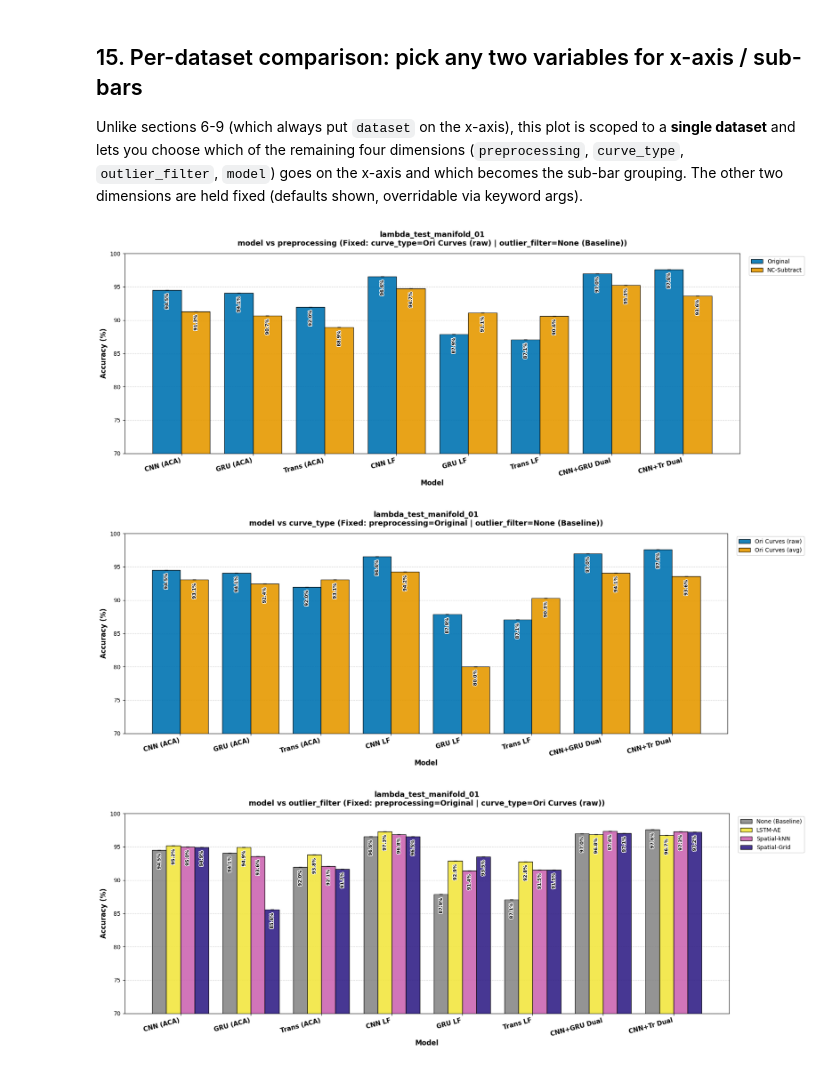
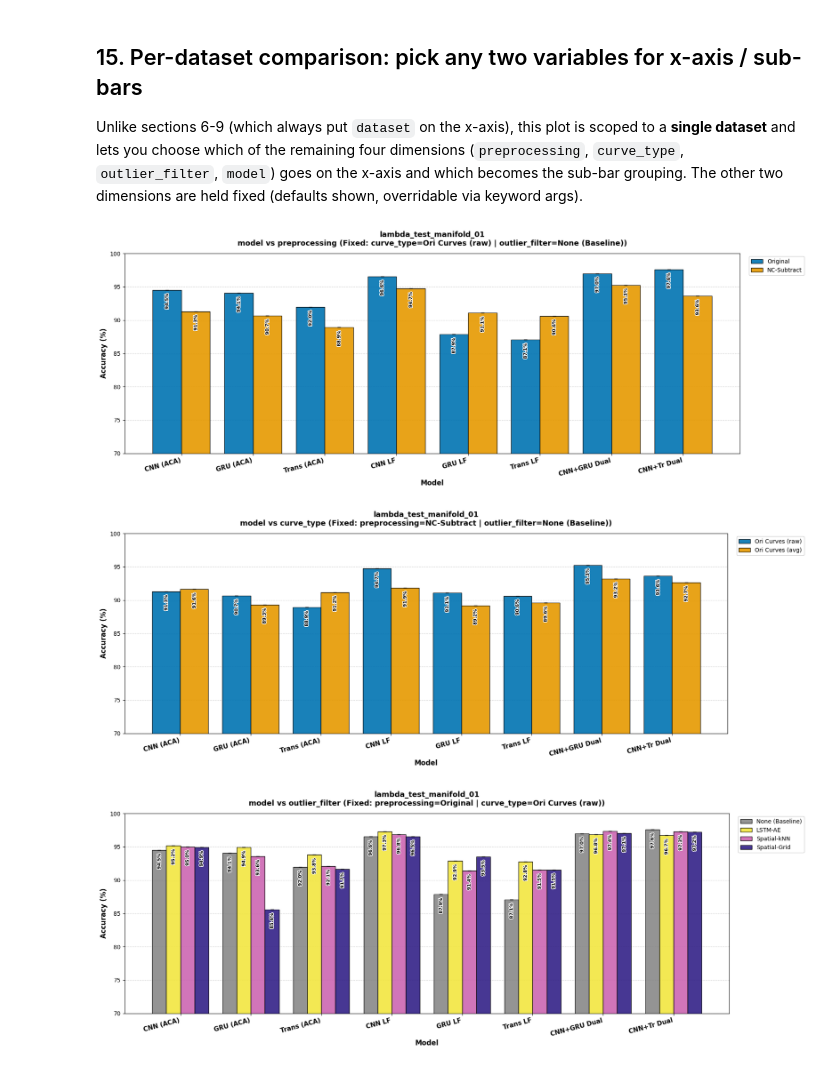
Before and after one commit to kautsarg/POC_DDM, a Jupyter notebook: gk_code/main/result_comparison.ipynb, the cells around one changed output. Cells and saved outputs as stored; diff of their text form; code cells hidden in the pictures.

```diff
--- a/gk_code/main/result_comparison.ipynb
+++ b/gk_code/main/result_comparison.ipynb
@@ -645,35 +645,35 @@ DEFAULT_VALUES_PREPROCESSING = {
 }
 plot_per_dataset_comparison(results_df, dim_defaults=DEFAULT_VALUES_PREPROCESSING, dataset_folder=DEFAULT_DATASET_FOLDER, x_col="model", hue_col="preprocessing")
 
 #CURVE TYPE
 DEFAULT_VALUES_CURVE_TYPE = {
-    "preprocessing": "original",
+    "preprocessing": "nc_subtract",
     # "curve_type": "ori_curves",
     "outlier_filter": None,
     # "model": "cnn_gru_dual",
 }
 plot_per_dataset_comparison(results_df, dim_defaults=DEFAULT_VALUES_CURVE_TYPE, dataset_folder=DEFAULT_DATASET_FOLDER, x_col="model", hue_col="curve_type")
 
 #OUTLIER
 DEFAULT_VALUES_OUTLIER_FILTER = {
     "preprocessing": "original",
     "curve_type": "ori_curves",
     # "outlier_filter": None,
     # "model": "cnn_gru_dual",
 }
 plot_per_dataset_comparison(results_df, dim_defaults=DEFAULT_VALUES_OUTLIER_FILTER, dataset_folder=DEFAULT_DATASET_FOLDER, x_col="model", hue_col="outlier_filter")
 
 #MODEL
 DEFAULT_VALUES_MODEL = {
     "preprocessing": "original",
     "curve_type": "ori_curves",
     # "outlier_filter": None,
     # "model": "cnn_gru_dual",
 }
 plot_per_dataset_comparison(results_df, dim_defaults=DEFAULT_VALUES_MODEL, dataset_folder=DEFAULT_DATASET_FOLDER, x_col="outlier_filter", hue_col="model")
 # %% [output]
 [figure]
-[figure, old version]
+[figure, new version]
 [figure]
 [figure]
 # %%
```
Also changed, not shown: 3 other files.
